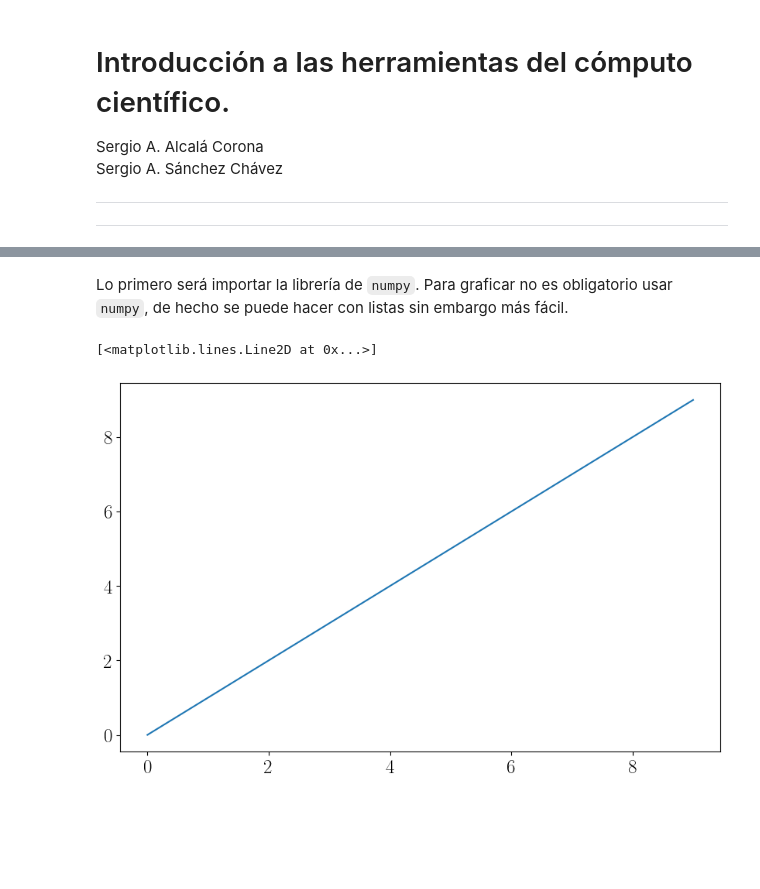
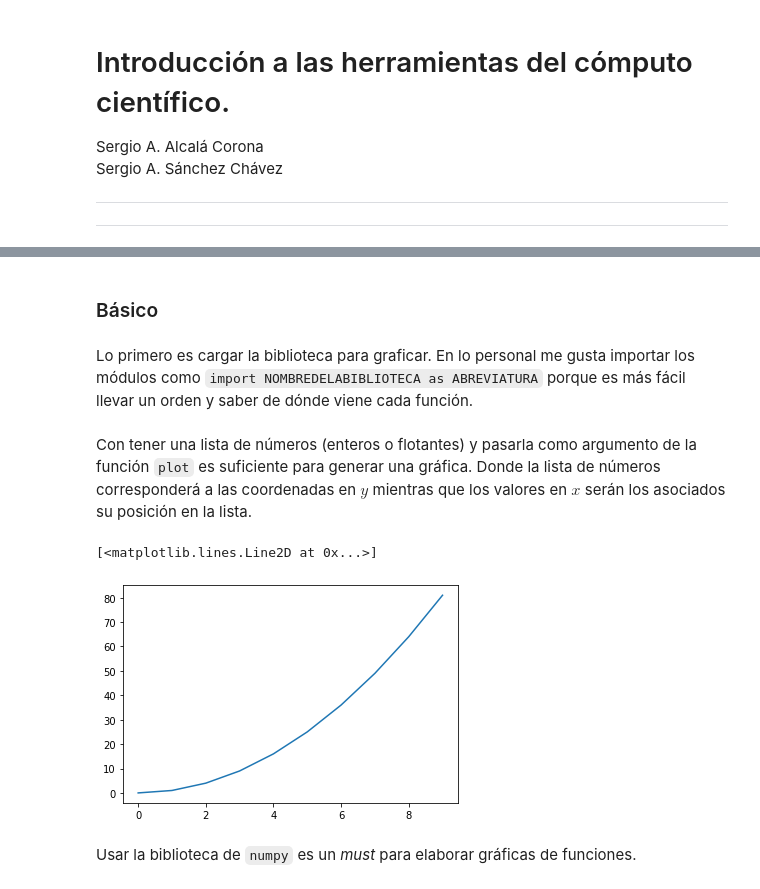
Before and after one commit to saac/Computacion2020-8093, a Jupyter notebook: Programacion_Python/3_Grafica.ipynb, the cells around one changed output, grey strips where cells are left out. Drawn from its saved outputs; the diff is of its cells as text; code cells hidden in the pictures; blank space fills up the shorter version.

```diff
--- a/Programacion_Python/3_Grafica.ipynb
+++ b/Programacion_Python/3_Grafica.ipynb
@@ -15,5 +15,7 @@ En este *Notebook* expondremos algunos ejemplos de como elaborar gráficas en Py
 
 
 ---
-# %% [markdown]
-Lo primero será importar la librería de `numpy`. Para graficar no es obligatorio usar `numpy`, de hecho se puede hacer con listas sin embargo más fácil.
+# %% [markdown]
+### Básico
+# %% [markdown]
+Lo primero es cargar la biblioteca para graficar. En lo personal me gusta importar los módulos como `import NOMBREDELABIBLIOTECA as ABREVIATURA` porque es más fácil llevar un orden y saber de dónde viene cada función.
@@ -20,2 +24,12 @@ Lo primero será importar la librería de `numpy`. Para graficar no es obligator
+# %% [markdown]
+Con tener una lista de números (enteros o flotantes) y pasarla como argumento de la función `plot` es suficiente para generar una gráfica. Donde la lista de números  corresponderá a las coordenadas en $y$ mientras que los valores en $x$ serán los asociados su posición en la lista.
+# %%
+y = [ i ** 2 for i in range(10)]
+plt.plot(y)
+# %% [output]
+[<matplotlib.lines.Line2D at 0x...>]
+[figure, added]
+# %% [markdown]
+Usar la biblioteca de `numpy` es un _must_ para elaborar gráficas de funciones.
 # %%
 import numpy as np
@@ -26,5 +35,0 @@ x = np.arange(10)
-# %%
-plt.plot(x)
-# %% [output]
-[<matplotlib.lines.Line2D at 0x...>]
-[figure, removed]
```
Also changed, not shown: parts of 42 cells of this notebook.
